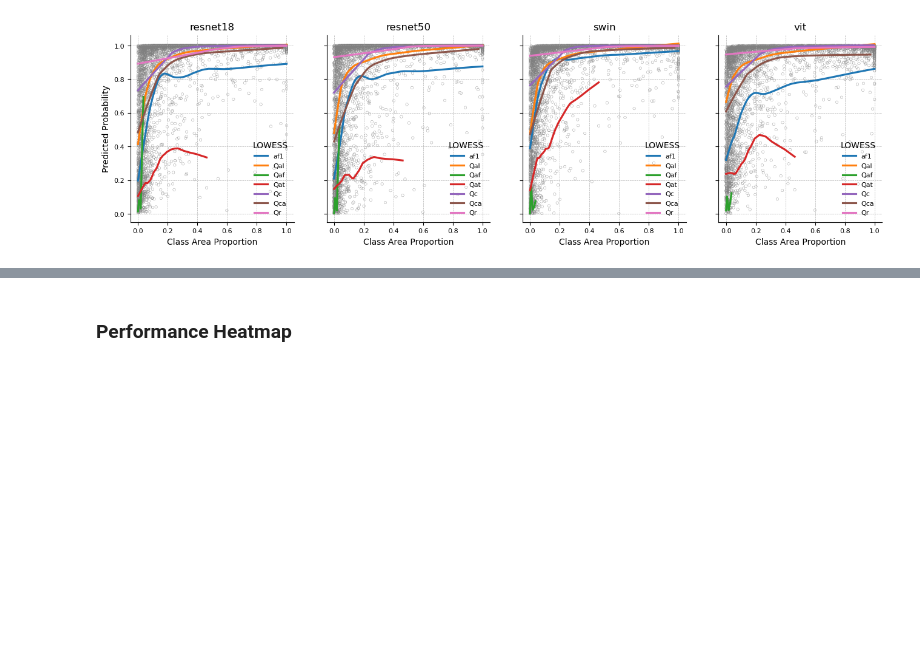
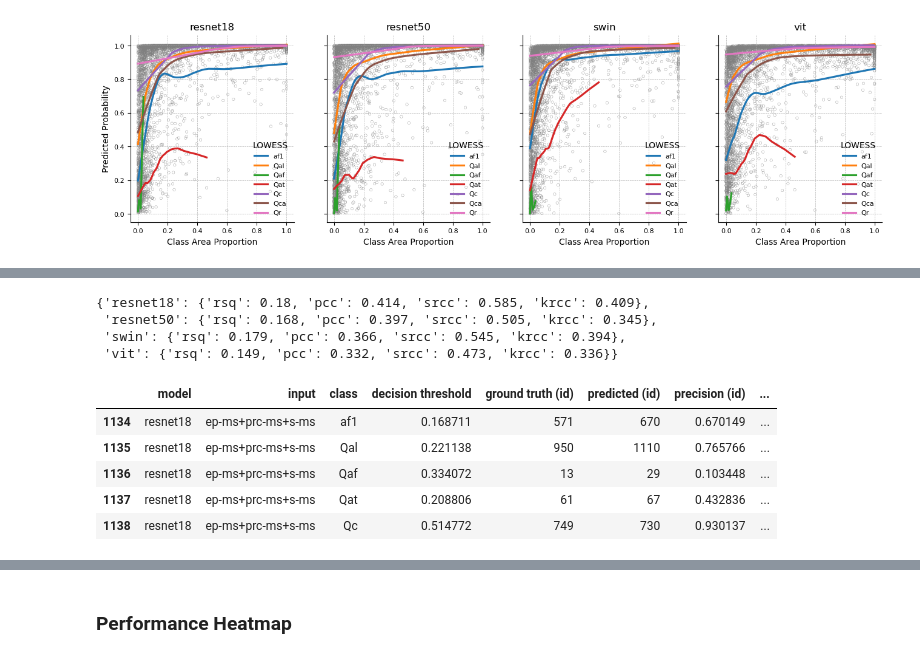
Before and after one commit to masseygeo/earthscape, a Jupyter notebook: notebooks/analysis_cls.ipynb, the cells around one changed output, grey strips where cells are left out. Saved outputs shown, nothing was run; the diff lists cells and outputs as text; code cells hidden in the pictures; blank space fills up the shorter version.

```diff
--- a/notebooks/analysis_cls.ipynb
+++ b/notebooks/analysis_cls.ipynb
@@ -1160,0 +1132,29 @@ plt.show()
+# %%
+macro_avg = {model: {metric: round(np.mean(values).item(), 3) for metric, values in metrics.items() if metric != "class"} for model, metrics in spatial_corr.items()}
+
+macro_avg
+# %% [output]
+{'resnet18': {'rsq': 0.18, 'pcc': 0.414, 'srcc': 0.585, 'krcc': 0.409},
+ 'resnet50': {'rsq': 0.168, 'pcc': 0.397, 'srcc': 0.505, 'krcc': 0.345},
+ 'swin': {'rsq': 0.179, 'pcc': 0.366, 'srcc': 0.545, 'krcc': 0.394},
+ 'vit': {'rsq': 0.149, 'pcc': 0.332, 'srcc': 0.473, 'krcc': 0.336}}
+# %%
+
+# modality configuration
+exp = 'ep-ms+prc-ms+s-ms'
+
+
+class_path = r'../assets/baselines/classification/compiled_class.csv'
+
+df_class = pd.read_csv(class_path)
+
+df_class = df_class[df_class['input'] == exp]
+
+df_class.head()
+# %% [output]
+|  | model | input | class | decision threshold | ground truth (id) | predicted (id) | precision (id) | ... |
+| 1134 | resnet18 | ep-ms+prc-ms+s-ms | af1 | 0.168711 | 571 | 670 | 0.670149 | ... |
+| 1135 | resnet18 | ep-ms+prc-ms+s-ms | Qal | 0.221138 | 950 | 1110 | 0.765766 | ... |
+| 1136 | resnet18 | ep-ms+prc-ms+s-ms | Qaf | 0.334072 | 13 | 29 | 0.103448 | ... |
+| 1137 | resnet18 | ep-ms+prc-ms+s-ms | Qat | 0.208806 | 61 | 67 | 0.432836 | ... |
+| 1138 | resnet18 | ep-ms+prc-ms+s-ms | Qc | 0.514772 | 749 | 730 | 0.930137 | ... |
```
Also changed, not shown: parts of 16 cells of this notebook, 37 other files.
